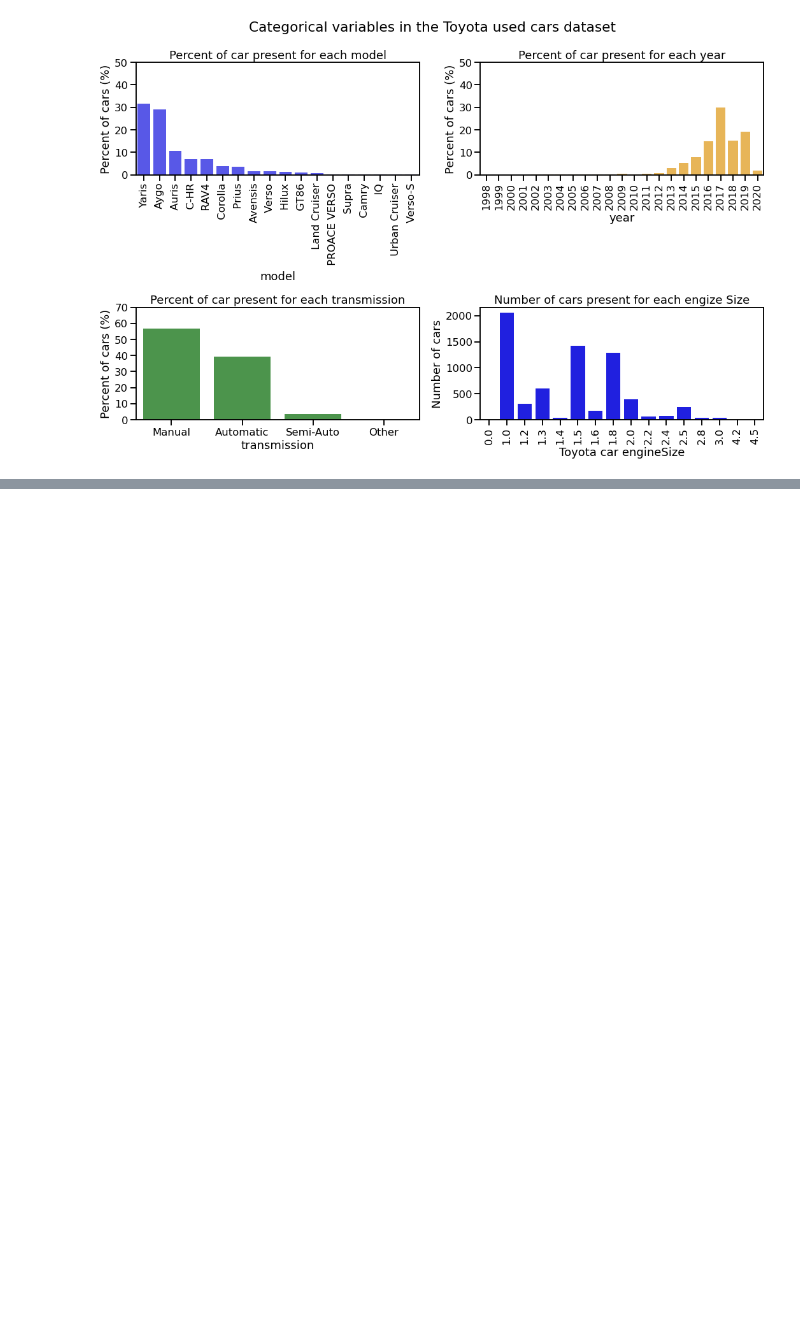
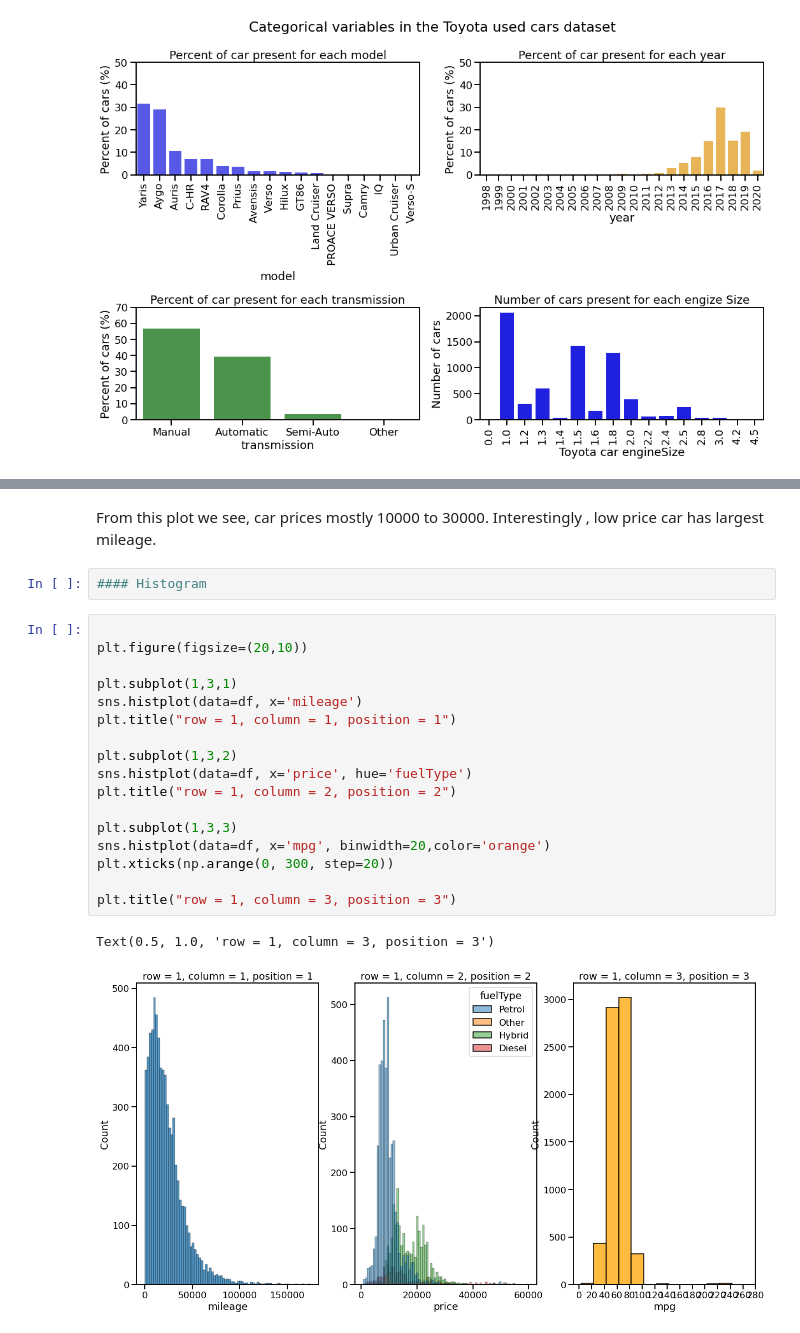
Before and after one commit to shawon-barua/Toyota_used_car_analysis, a Jupyter notebook: toyota_used_car_EDA.ipynb, the cells around one changed output, grey strips where cells are left out. Cells and saved outputs as stored; diff of their text form; blank space fills up the shorter version.

```diff
--- a/toyota_used_car_EDA.ipynb
+++ b/toyota_used_car_EDA.ipynb
@@ -126,0 +181,24 @@ plt.show()
+# %% [markdown]
+From this plot we see, car prices mostly 10000 to 30000. Interestingly , low price car has largest mileage.
+# %%
+#### Histogram
+# %%
+
+plt.figure(figsize=(20,10))
+
+plt.subplot(1,3,1)
+sns.histplot(data=df, x='mileage')
+plt.title("row = 1, column = 1, position = 1")
+
+plt.subplot(1,3,2)
+sns.histplot(data=df, x='price', hue='fuelType')
+plt.title("row = 1, column = 2, position = 2")
+
+plt.subplot(1,3,3)
+sns.histplot(data=df, x='mpg', binwidth=20,color='orange')
+plt.xticks(np.arange(0, 300, step=20))
+
+plt.title("row = 1, column = 3, position = 3")
+# %% [output]
+Text(0.5, 1.0, 'row = 1, column = 3, position = 3')
+[figure, added]
```
Also changed, not shown: parts of 11 cells of this notebook.
